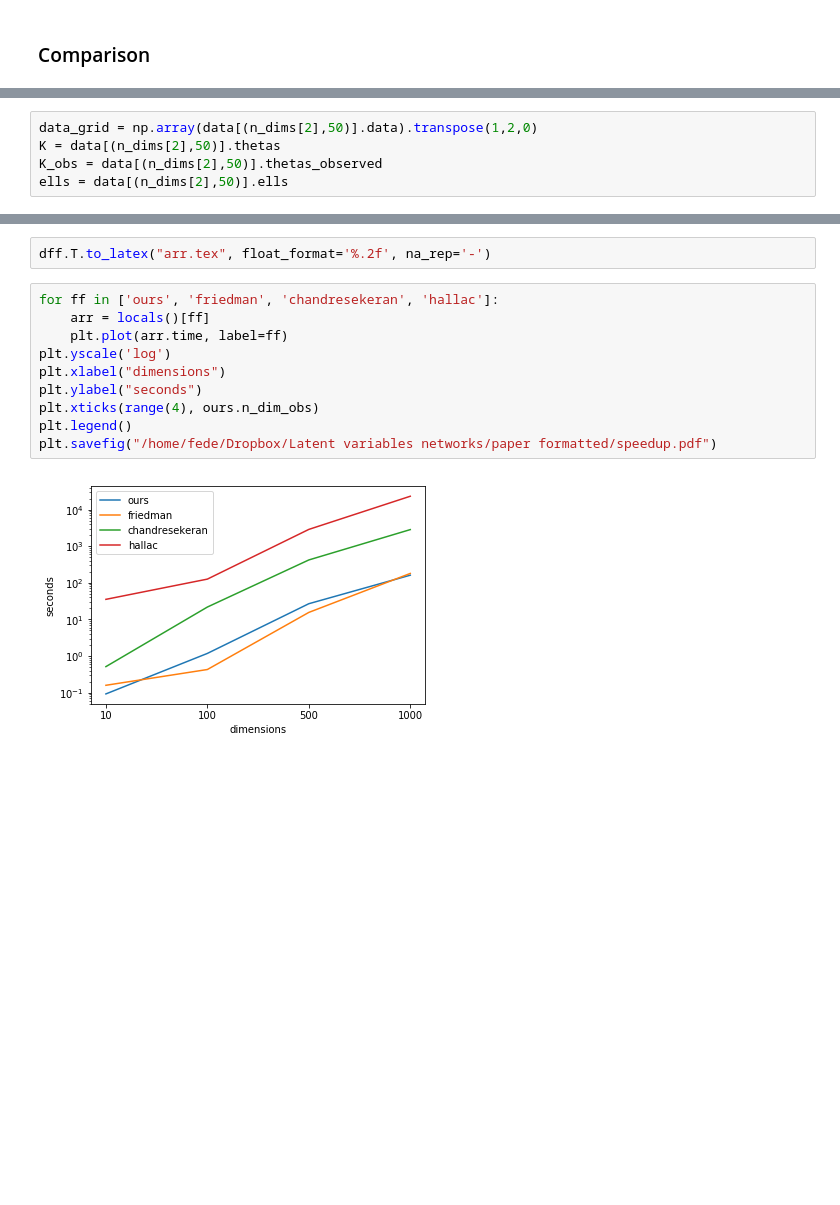
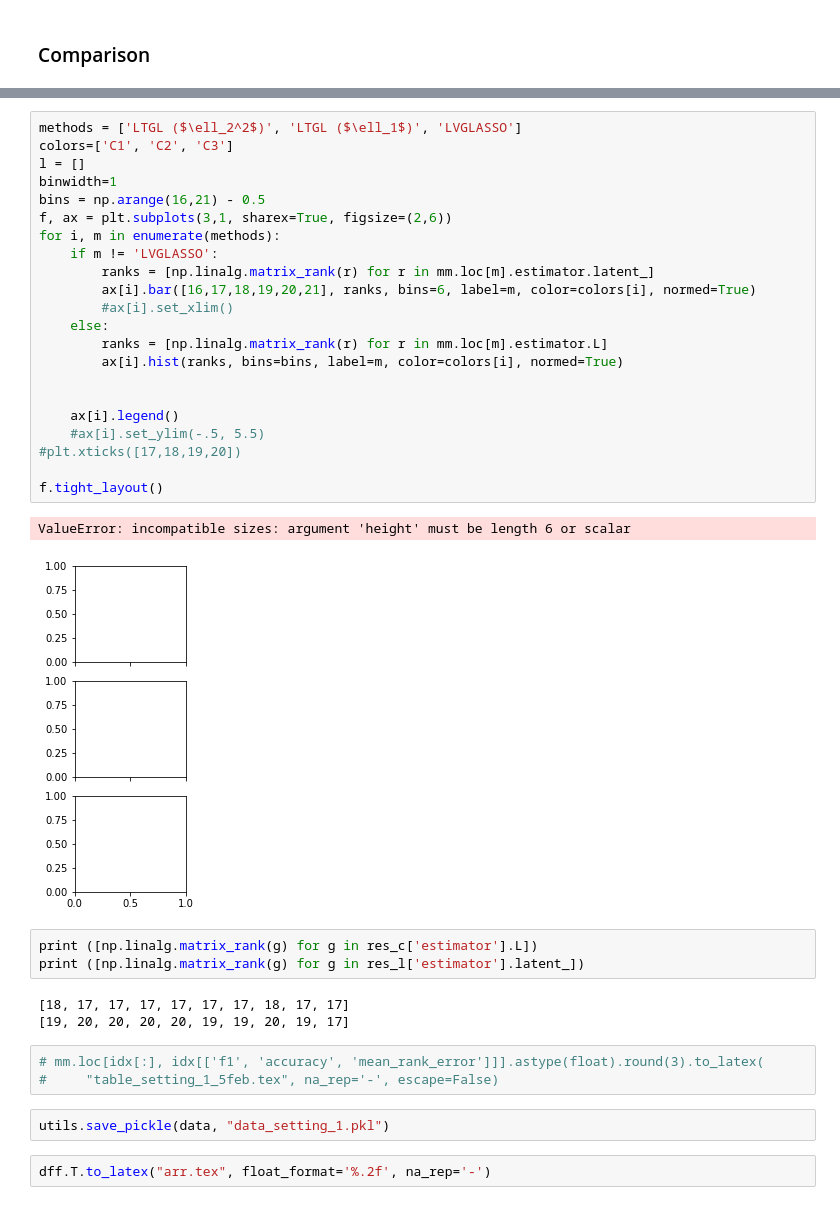
Before and after one commit to fdtomasi/regain, a Jupyter notebook: notebooks/performance analysis.ipynb, the cells around one changed output, grey strips where cells are left out. Cells and saved outputs as stored; diff of their text form; blank space fills up the shorter version.

```diff
--- a/notebooks/performance analysis.ipynb
+++ b/notebooks/performance analysis.ipynb
@@ -405,5 +464,0 @@ data = {(dim, T) : datasets.generate_dataset(
-# %%
-data_grid = np.array(data[(n_dims[2],50)].data).transpose(1,2,0)
-K = data[(n_dims[2],50)].thetas
-K_obs = data[(n_dims[2],50)].thetas_observed
-ells = data[(n_dims[2],50)].ells
@@ -606,14 +582,38 @@ mm
+# %%
+methods = ['LTGL ($\ell_2^2$)', 'LTGL ($\ell_1$)', 'LVGLASSO']
+colors=['C1', 'C2', 'C3']
+l = []
+binwidth=1
+bins = np.arange(16,21) - 0.5
+f, ax = plt.subplots(3,1, sharex=True, figsize=(2,6))
+for i, m in enumerate(methods):
+    if m != 'LVGLASSO':
+        ranks = [np.linalg.matrix_rank(r) for r in mm.loc[m].estimator.latent_]
+        ax[i].bar([16,17,18,19,20,21], ranks, bins=6, label=m, color=colors[i], normed=True)
+        #ax[i].set_xlim()
+    else:
+        ranks = [np.linalg.matrix_rank(r) for r in mm.loc[m].estimator.L]
+        ax[i].hist(ranks, bins=bins, label=m, color=colors[i], normed=True)
+
+
+    ax[i].legend()
+    #ax[i].set_ylim(-.5, 5.5)
+#plt.xticks([17,18,19,20])
+
+f.tight_layout()
+# %% [output]
+ValueError: incompatible sizes: argument 'height' must be length 6 or scalar
+[figure, added]
+# %%
+print ([np.linalg.matrix_rank(g) for g in res_c['estimator'].L])
+print ([np.linalg.matrix_rank(g) for g in res_l['estimator'].latent_])
+# %% [output]
+[18, 17, 17, 17, 17, 17, 17, 18, 17, 17]
+[19, 20, 20, 20, 20, 19, 19, 20, 19, 17]
+# %%
+# mm.loc[idx[:], idx[['f1', 'accuracy', 'mean_rank_error']]].astype(float).round(3).to_latex(
+#     "table_setting_1_5feb.tex", na_rep='-', escape=False)
+# %%
+utils.save_pickle(data, "data_setting_1.pkl")
 # %%
 dff.T.to_latex("arr.tex", float_format='%.2f', na_rep='-')
-# %%
-for ff in ['ours', 'friedman', 'chandresekeran', 'hallac']:
-    arr = locals()[ff]
-    plt.plot(arr.time, label=ff)
-plt.yscale('log')
-plt.xlabel("dimensions")
-plt.ylabel("seconds")
-plt.xticks(range(4), ours.n_dim_obs)
-plt.legend()
-plt.savefig("/home/fede/Dropbox/Latent variables networks/paper formatted/speedup.pdf")
-# %% [output]
-[figure, removed]
```
Also changed, not shown: parts of 49 cells of this notebook, 6 other files.
